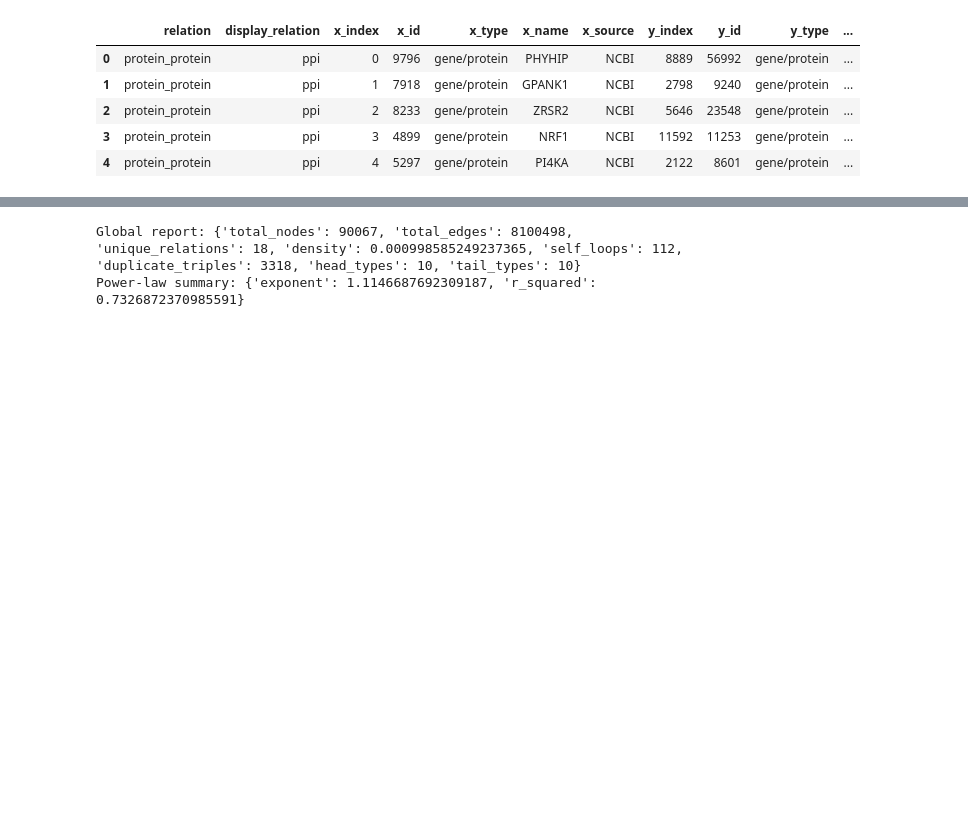
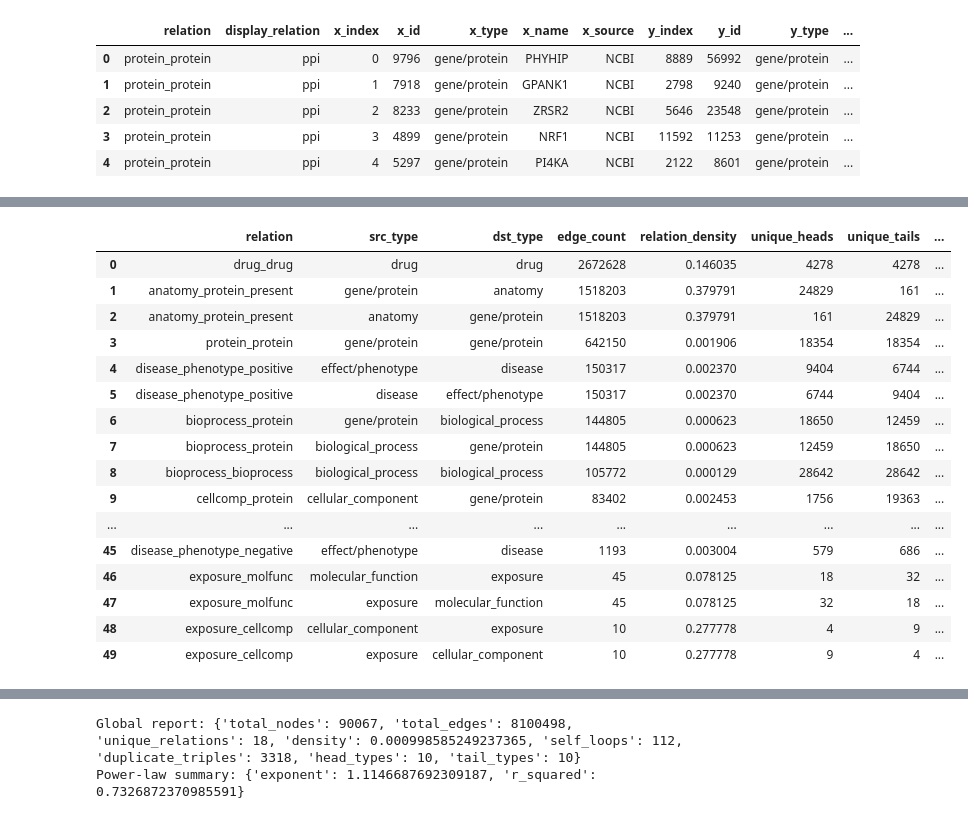
Before and after one commit to wittmajerd/Disease-Gene-Prioritization-Project, a Jupyter notebook: KG_analysis.ipynb, the cells around one changed output, grey strips where cells are left out. Drawn from its saved outputs; the diff is of its cells as text; code cells hidden in the pictures; blank space fills up the shorter version.

```diff
--- a/KG_analysis.ipynb
+++ b/KG_analysis.ipynb
@@ -1,10 +1,6 @@
 # %%
-from dataclasses import dataclass as Dataclass
-from typing import Any
-
-import numpy as np
 import pandas as pd
-from pandas import DataFrame
+from kg_analytics import *
 from IPython.display import display
 
-prime_kg = pd.read_csv("primekg/kg.csv", low_memory=False)
+prime_kg_df = pd.read_csv("primekg/kg.csv", low_memory=False)
@@ -242,0 +123,2 @@ prime_kg.head()
+# %%
+prime_kg_df = filter_df(prime_kg_df, filter_type="nodes", types=["disease", "gene/protein"])
@@ -242,0 +188,20 @@ prime_kg.head()
+# %%
+relation_type_stats(prime_kg_df)
+# %% [output]
+|  | relation | src_type | dst_type | edge_count | relation_density | unique_heads | unique_tails | ... |
+| 0 | drug_drug | drug | drug | 2672628 | 0.146035 | 4278 | 4278 | ... |
+| 1 | anatomy_protein_present | gene/protein | anatomy | 1518203 | 0.379791 | 24829 | 161 | ... |
+| 2 | anatomy_protein_present | anatomy | gene/protein | 1518203 | 0.379791 | 161 | 24829 | ... |
+| 3 | protein_protein | gene/protein | gene/protein | 642150 | 0.001906 | 18354 | 18354 | ... |
+| 4 | disease_phenotype_positive | effect/phenotype | disease | 150317 | 0.002370 | 9404 | 6744 | ... |
+| 5 | disease_phenotype_positive | disease | effect/phenotype | 150317 | 0.002370 | 6744 | 9404 | ... |
+| 6 | bioprocess_protein | gene/protein | biological_process | 144805 | 0.000623 | 18650 | 12459 | ... |
+| 7 | bioprocess_protein | biological_process | gene/protein | 144805 | 0.000623 | 12459 | 18650 | ... |
+| 8 | bioprocess_bioprocess | biological_process | biological_process | 105772 | 0.000129 | 28642 | 28642 | ... |
+| 9 | cellcomp_protein | cellular_component | gene/protein | 83402 | 0.002453 | 1756 | 19363 | ... |
+| ... | ... | ... | ... | ... | ... | ... | ... | ... |
+| 45 | disease_phenotype_negative | effect/phenotype | disease | 1193 | 0.003004 | 579 | 686 | ... |
+| 46 | exposure_molfunc | molecular_function | exposure | 45 | 0.078125 | 18 | 32 | ... |
+| 47 | exposure_molfunc | exposure | molecular_function | 45 | 0.078125 | 32 | 18 | ... |
+| 48 | exposure_cellcomp | cellular_component | exposure | 10 | 0.277778 | 4 | 9 | ... |
+| 49 | exposure_cellcomp | exposure | cellular_component | 10 | 0.277778 | 9 | 4 | ... |
```
Also changed, not shown: parts of 18 cells of this notebook, 1 other file.
